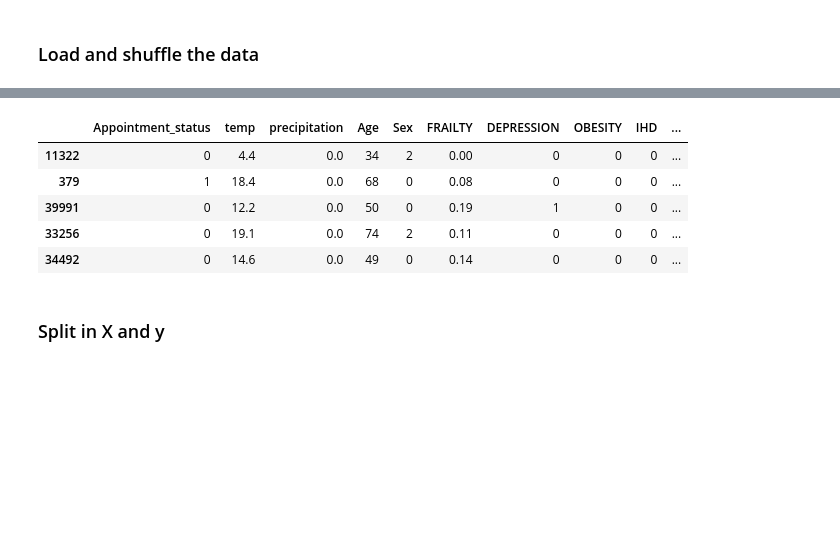
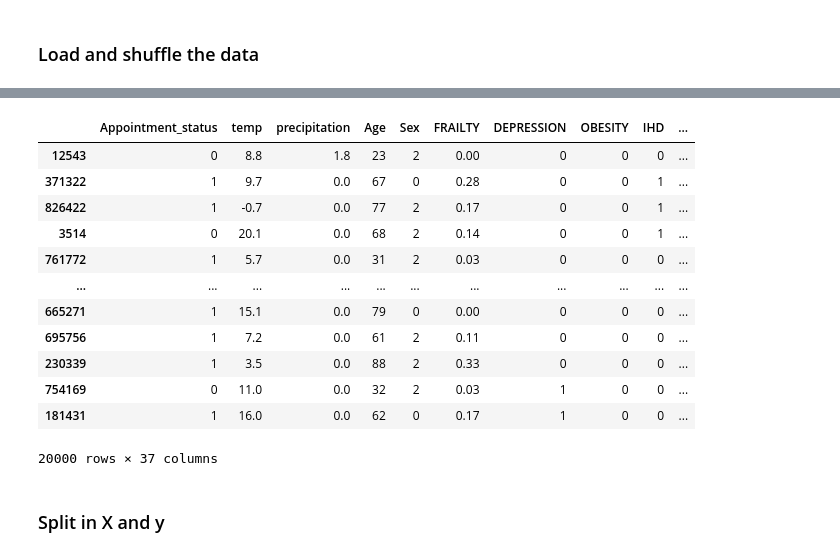
Before and after one commit to janduplessis883/project-showupforhealth, a Jupyter notebook: notebooks/alex_ML_1.ipynb, the cells around one changed output, grey strips where cells are left out. Drawn from its saved outputs; the diff is of its cells as text; code cells hidden in the pictures; blank space fills up the shorter version.

```diff
--- a/notebooks/alex_ML_1.ipynb
+++ b/notebooks/alex_ML_1.ipynb
@@ -47,2 +49,3 @@ Name: Sex, dtype: int64
 # %%
-data_dna = data[data['Appointment_status']==0][:2000]
+data_dna = data[data['Appointment_status']==0][:10000]
+data_dna.shape
@@ -49,2 +54,3 @@ data_dna = data[data['Appointment_status']==0][:2000]
 # %%
-data_no_dna = data[data['Appointment_status']==1][:2000]
+data_no_dna = data[data['Appointment_status']==1][:10000]
+data_no_dna.shape
@@ -57,13 +65,20 @@ data_balanced['Appointment_status'].value_counts()
 Name: Appointment_status, dtype: int64
-# %%
-data_balanced.head(5)
-# %% [output]
-|  | Appointment_status | temp | precipitation | Age | Sex | FRAILTY | DEPRESSION | OBESITY | IHD | ... |
-| 11322 | 0 | 4.4 | 0.0 | 34 | 2 | 0.00 | 0 | 0 | 0 | ... |
-| 379 | 1 | 18.4 | 0.0 | 68 | 0 | 0.08 | 0 | 0 | 0 | ... |
-| 39991 | 0 | 12.2 | 0.0 | 50 | 0 | 0.19 | 1 | 0 | 0 | ... |
-| 33256 | 0 | 19.1 | 0.0 | 74 | 2 | 0.11 | 0 | 0 | 0 | ... |
-| 34492 | 0 | 14.6 | 0.0 | 49 | 0 | 0.14 | 0 | 0 | 0 | ... |
+# %%
+data_balanced
+# %% [output]
+|  | Appointment_status | temp | precipitation | Age | Sex | FRAILTY | DEPRESSION | OBESITY | IHD | ... |
+| 12543 | 0 | 8.8 | 1.8 | 23 | 2 | 0.00 | 0 | 0 | 0 | ... |
+| 371322 | 1 | 9.7 | 0.0 | 67 | 0 | 0.28 | 0 | 0 | 1 | ... |
+| 826422 | 1 | -0.7 | 0.0 | 77 | 2 | 0.17 | 0 | 0 | 1 | ... |
+| 3514 | 0 | 20.1 | 0.0 | 68 | 2 | 0.14 | 0 | 0 | 1 | ... |
+| 761772 | 1 | 5.7 | 0.0 | 31 | 2 | 0.03 | 0 | 0 | 0 | ... |
+| ... | ... | ... | ... | ... | ... | ... | ... | ... | ... | ... |
+| 665271 | 1 | 15.1 | 0.0 | 79 | 0 | 0.00 | 0 | 0 | 0 | ... |
+| 695756 | 1 | 7.2 | 0.0 | 61 | 2 | 0.11 | 0 | 0 | 0 | ... |
+| 230339 | 1 | 3.5 | 0.0 | 88 | 2 | 0.33 | 0 | 0 | 0 | ... |
+| 754169 | 0 | 11.0 | 0.0 | 32 | 2 | 0.03 | 1 | 0 | 0 | ... |
+| 181431 | 1 | 16.0 | 0.0 | 62 | 0 | 0.17 | 1 | 0 | 0 | ... |
+20000 rows × 37 columns
 # %% [markdown]
 ### Split in X and y
 # %%
```
Also changed, not shown: parts of 26 cells of this notebook.
